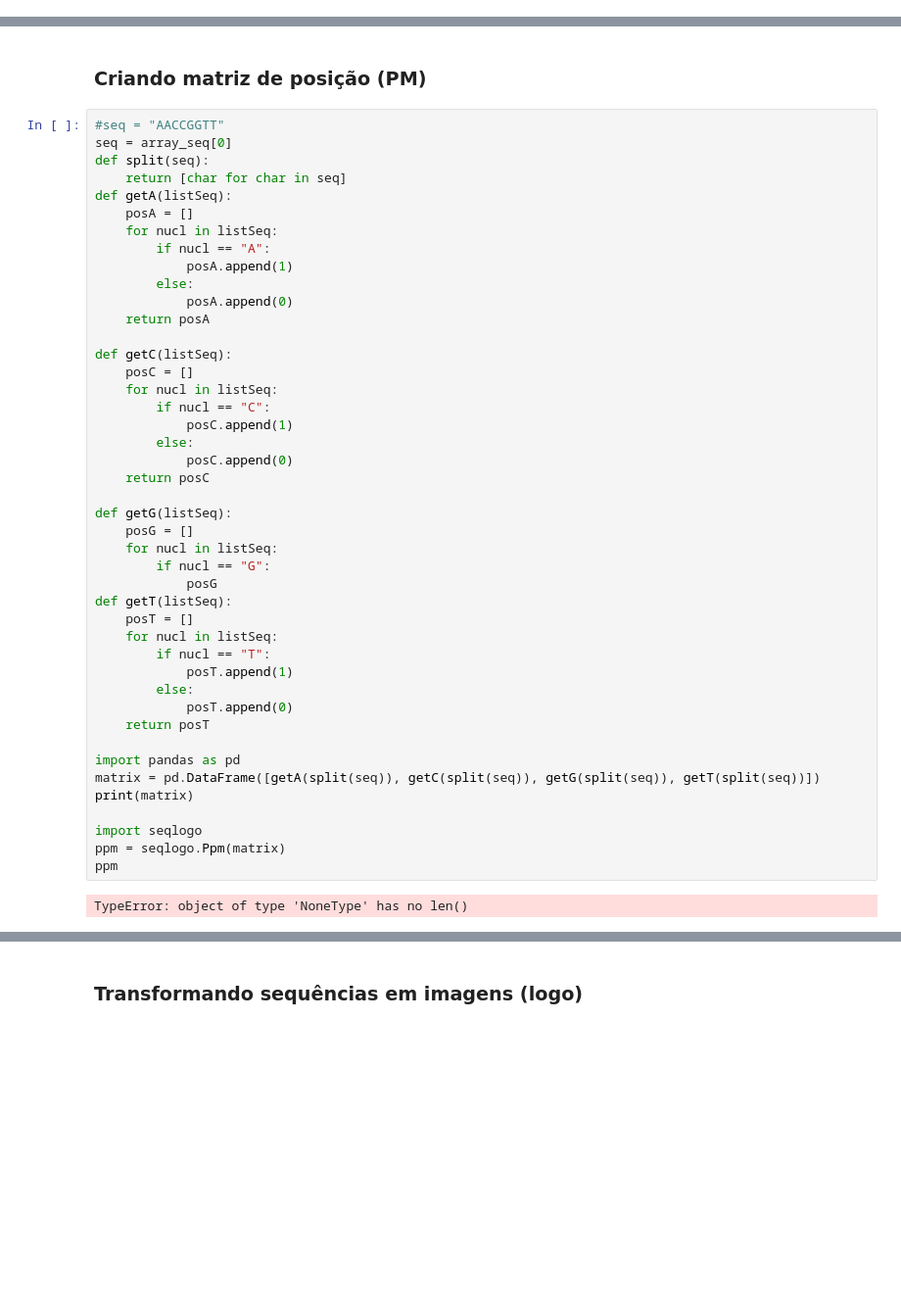
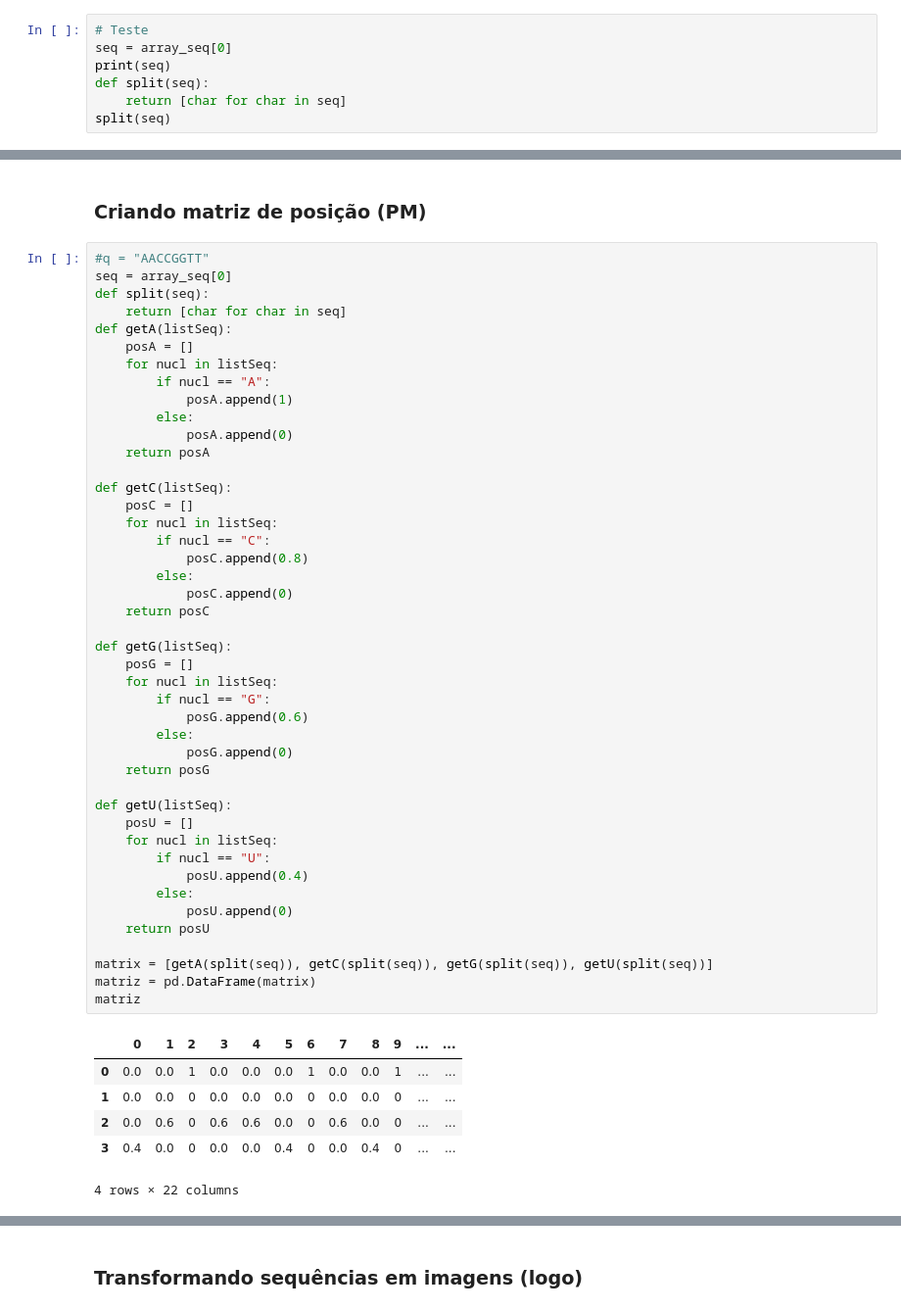
Before and after one commit to Marcos314/CNN_Leukocyte_Classification, a Jupyter notebook: notebooks/script_generate_images.ipynb, the cells around one changed output, grey strips where cells are left out. Shown at 98% size. Drawn from its saved outputs; the diff is of its cells as text; blank space fills up the shorter version.

```diff
--- a/notebooks/script_generate_images.ipynb
+++ b/notebooks/script_generate_images.ipynb
@@ -32,0 +40,7 @@ Seq('UGAGGUAGUAGGUUGUAUAGUU')
+# %%
+# Teste
+seq = array_seq[0]
+print(seq)
+def split(seq):
+    return [char for char in seq]
+split(seq)
@@ -33,48 +66,53 @@ Seq('UGAGGUAGUAGGUUGUAUAGUU')
 # %% [markdown]
 ### Criando matriz de posição (PM)
 # %%
-#seq = "AACCGGTT"
+#q = "AACCGGTT"
 seq = array_seq[0]
 def split(seq):
     return [char for char in seq]
 def getA(listSeq):
     posA = []
     for nucl in listSeq:
         if nucl == "A":
             posA.append(1)
         else:
             posA.append(0)
     return posA
 
 def getC(listSeq):
     posC = []
     for nucl in listSeq:
         if nucl == "C":
-            posC.append(1)
+            posC.append(0.8)
         else:
             posC.append(0)
     return posC
 
 def getG(listSeq):
     posG = []
     for nucl in listSeq:
         if nucl == "G":
-            posG
-def getT(listSeq):
-    posT = []
+            posG.append(0.6)
+        else:
+            posG.append(0)
+    return posG
+
+def getU(listSeq):
+    posU = []
     for nucl in listSeq:
-        if nucl == "T":
-            posT.append(1)
+        if nucl == "U":
+            posU.append(0.4)
         else:
-            posT.append(0)
-    return posT
+            posU.append(0)
+    return posU
 
-import pandas as pd
-matrix = pd.DataFrame([getA(split(seq)), getC(split(seq)), getG(split(seq)), getT(split(seq))])
-print(matrix)
-
-import seqlogo
-ppm = seqlogo.Ppm(matrix)
-ppm
+matrix = [getA(split(seq)), getC(split(seq)), getG(split(seq)), getU(split(seq))]
+matriz = pd.DataFrame(matrix)
+matriz
 # %% [output]
+|  | 0 | 1 | 2 | 3 | 4 | 5 | 6 | 7 | 8 | 9 | ... | ... |
+| 0 | 0.0 | 0.0 | 1 | 0.0 | 0.0 | 0.0 | 1 | 0.0 | 0.0 | 1 | ... | ... |
+| 1 | 0.0 | 0.0 | 0 | 0.0 | 0.0 | 0.0 | 0 | 0.0 | 0.0 | 0 | ... | ... |
+| 2 | 0.0 | 0.6 | 0 | 0.6 | 0.6 | 0.0 | 0 | 0.6 | 0.0 | 0 | ... | ... |
+| 3 | 0.4 | 0.0 | 0 | 0.0 | 0.0 | 0.4 | 0 | 0.0 | 0.4 | 0 | ... | ... |
-TypeError: object of type 'NoneType' has no len()
+4 rows × 22 columns
```
Also changed, not shown: parts of 7 cells of this notebook, 1 other file.
